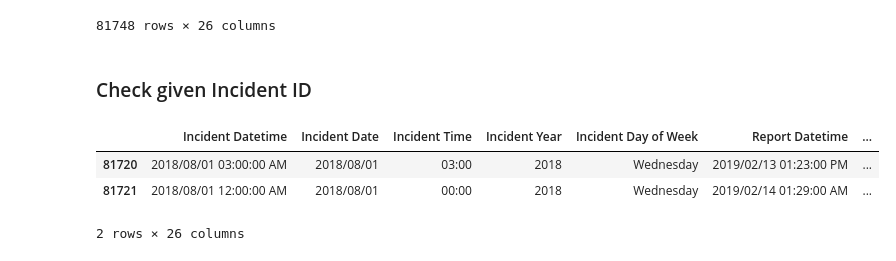
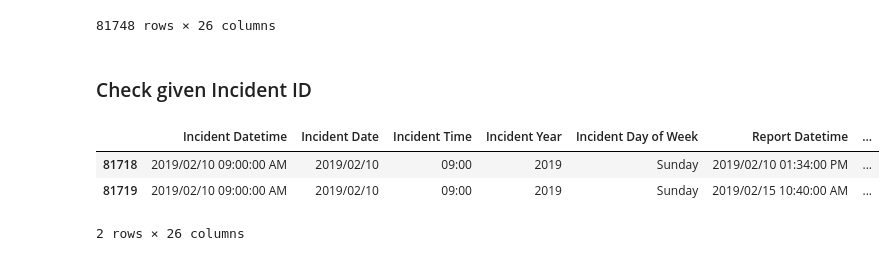
Before and after one commit to pattyjula/pondering-police-data, a Jupyter notebook: 00-data-cleanse-example/duplicates_find.ipynb, the cells around one changed output. Drawn from its saved outputs; the diff is of its cells as text; code cells hidden in the pictures.

Commit message:
Small change Incid No

```diff
--- a/00-data-cleanse-example/duplicates_find.ipynb
+++ b/00-data-cleanse-example/duplicates_find.ipynb
@@ -91,9 +93,10 @@ dupe_df.sort_values(by=[fl_incid])
 ### Check given Incident ID
 # %%
 # Create query
-dupe_df.loc[dupe_df['Incident Number'] == 196031692]
+# 196031448
+dupe_df.loc[dupe_df['Incident Number'] == 196031448]
 # %% [output]
 |  | Incident Datetime | Incident Date | Incident Time | Incident Year | Incident Day of Week | Report Datetime | ... |
-| 81720 | 2018/08/01 03:00:00 AM | 2018/08/01 | 03:00 | 2018 | Wednesday | 2019/02/13 01:23:00 PM | ... |
-| 81721 | 2018/08/01 12:00:00 AM | 2018/08/01 | 00:00 | 2018 | Wednesday | 2019/02/14 01:29:00 AM | ... |
+| 81718 | 2019/02/10 09:00:00 AM | 2019/02/10 | 09:00 | 2019 | Sunday | 2019/02/10 01:34:00 PM | ... |
+| 81719 | 2019/02/10 09:00:00 AM | 2019/02/10 | 09:00 | 2019 | Sunday | 2019/02/15 10:40:00 AM | ... |
 2 rows × 26 columns
```
Also changed, not shown: parts of 2 cells of this notebook, 1 other file.
